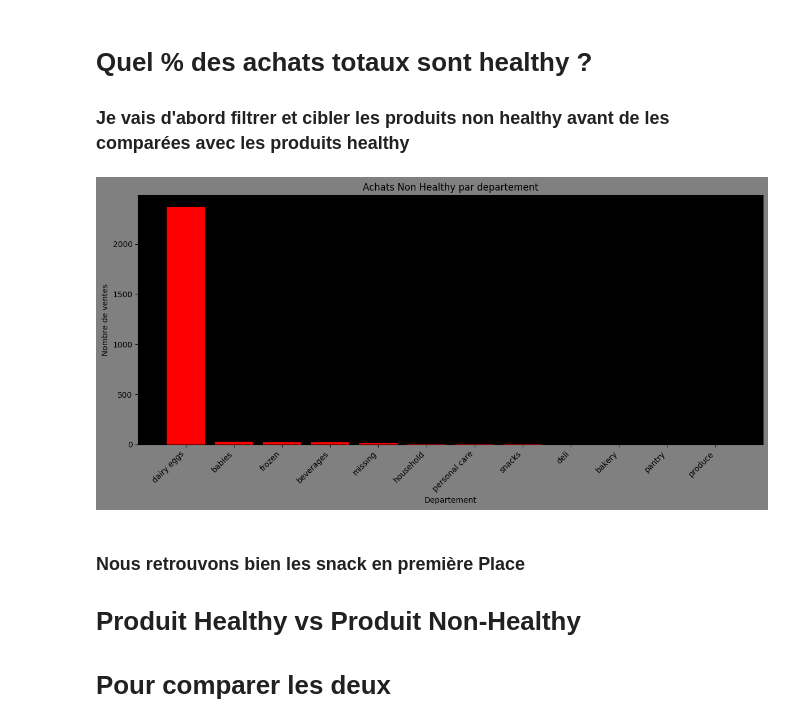
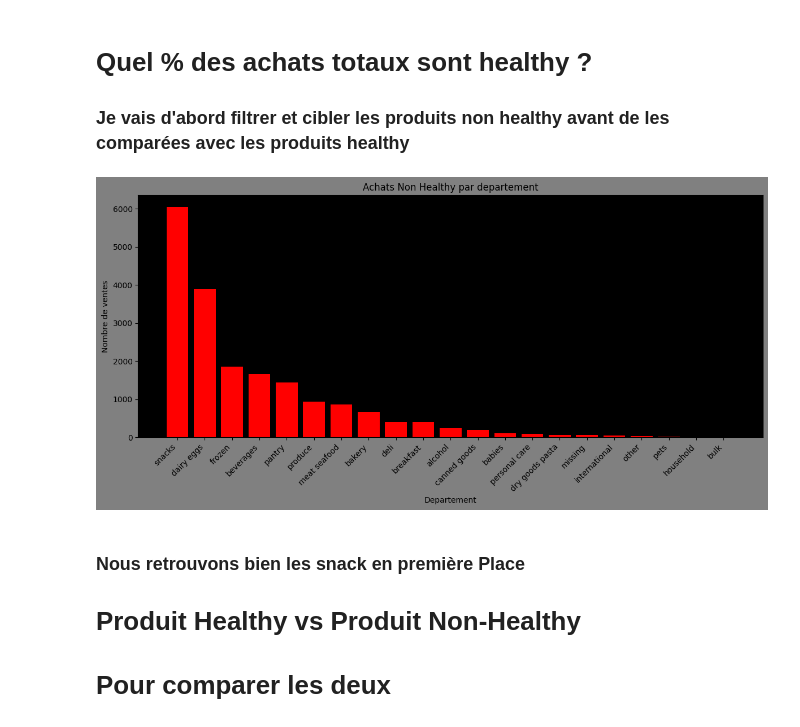
Before and after one commit to Slacknsss/NextBuy-Machine-Learning, a Jupyter notebook: notebookSLACK.ipynb, the cells around one changed output. Drawn from its saved outputs; the diff is of its cells as text; code cells hidden in the pictures.

```diff
--- a/notebookSLACK.ipynb
+++ b/notebookSLACK.ipynb
@@ -316,35 +316,35 @@ unhealthy_keywords = [
 
     'cream cheese', 'heavy cream', 'whipped cream', 'butter',
     'full fat', 'whole milk', 'mayo', 'mayonnaise',
 
 
     'fried', 'deep fried', 'crispy', 'crunchy snack',
     'instant', 'processed', 'frozen pizza', 'mac and cheese',
 
 
     'beer', 'wine', 'vodka', 'whiskey', 'rum', 'tequila',
     'ale', 'lager', 'cider', 'cocktail', 'hard seltzer',
 
     'salted', 'extra salt', 'pickled', 'jerky',
 ]
 
 pattern_unhealthy = '|'.join(unhealthy_keywords)
-unhealthy_df = df_master[df_master['product_name'].str.lower().str.contains(pattern, na=False)]
+unhealthy_df = df_master[df_master['product_name'].str.lower().str.contains(pattern_unhealthy, na=False)]
 
 ventes_unhealthy = unhealthy_df.groupby('department').size().sort_values(ascending=False)
 
 plt.figure(figsize=(12, 6), facecolor='grey')
 ax = plt.gca()
 ax.set_facecolor("black")
 plt.bar(ventes_unhealthy.index, ventes_unhealthy.values, color='red')
 plt.title('Achats Non Healthy par departement')
 plt.xlabel('Departement')
 plt.ylabel('Nombre de ventes')
 plt.xticks(rotation=45, ha='right')
 plt.tight_layout()
 plt.show()
 # %% [output]
-[figure, old version]
+[figure, new version]
 # %% [markdown]
 ### Nous retrouvons bien les snack en première Place
 
```
Also changed, not shown: parts of 1 cell of this notebook.
